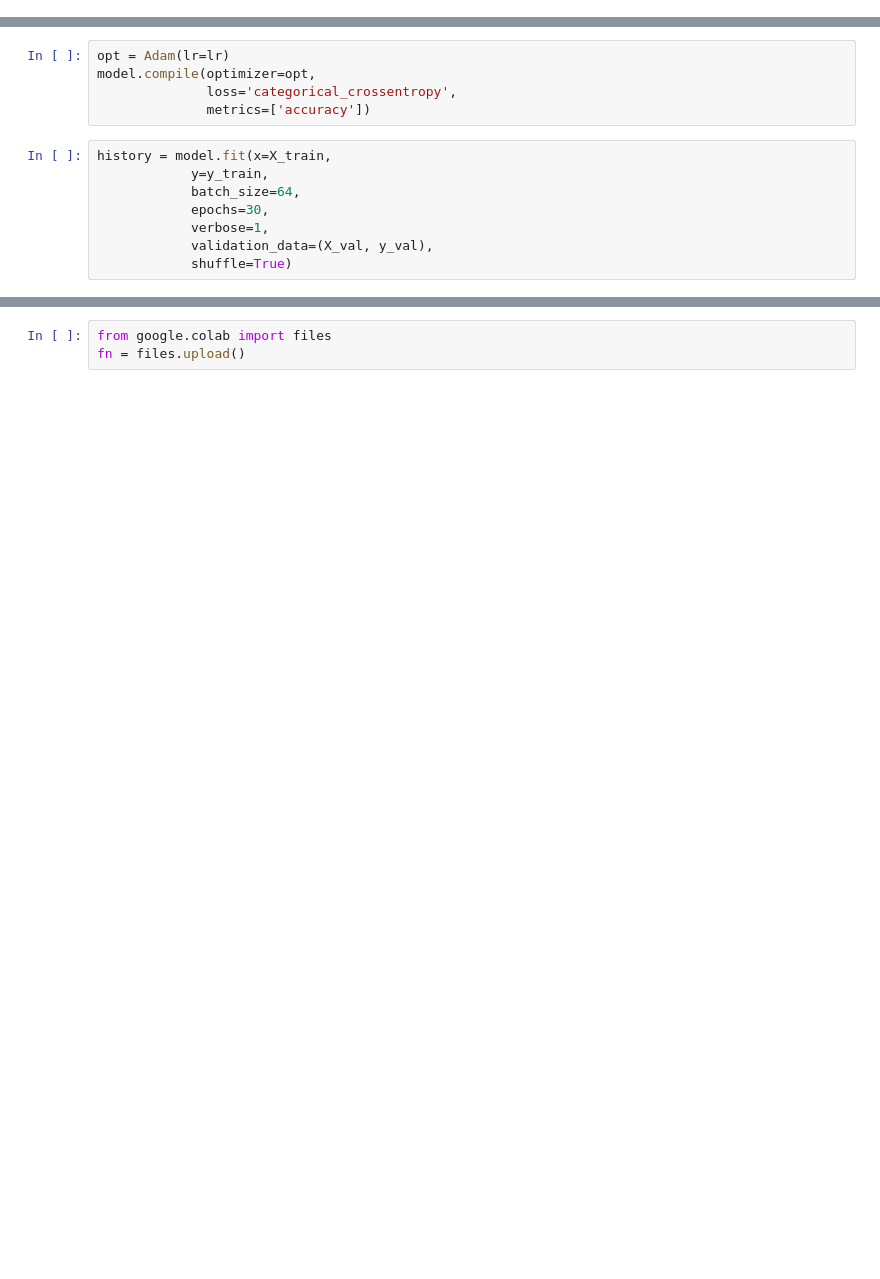
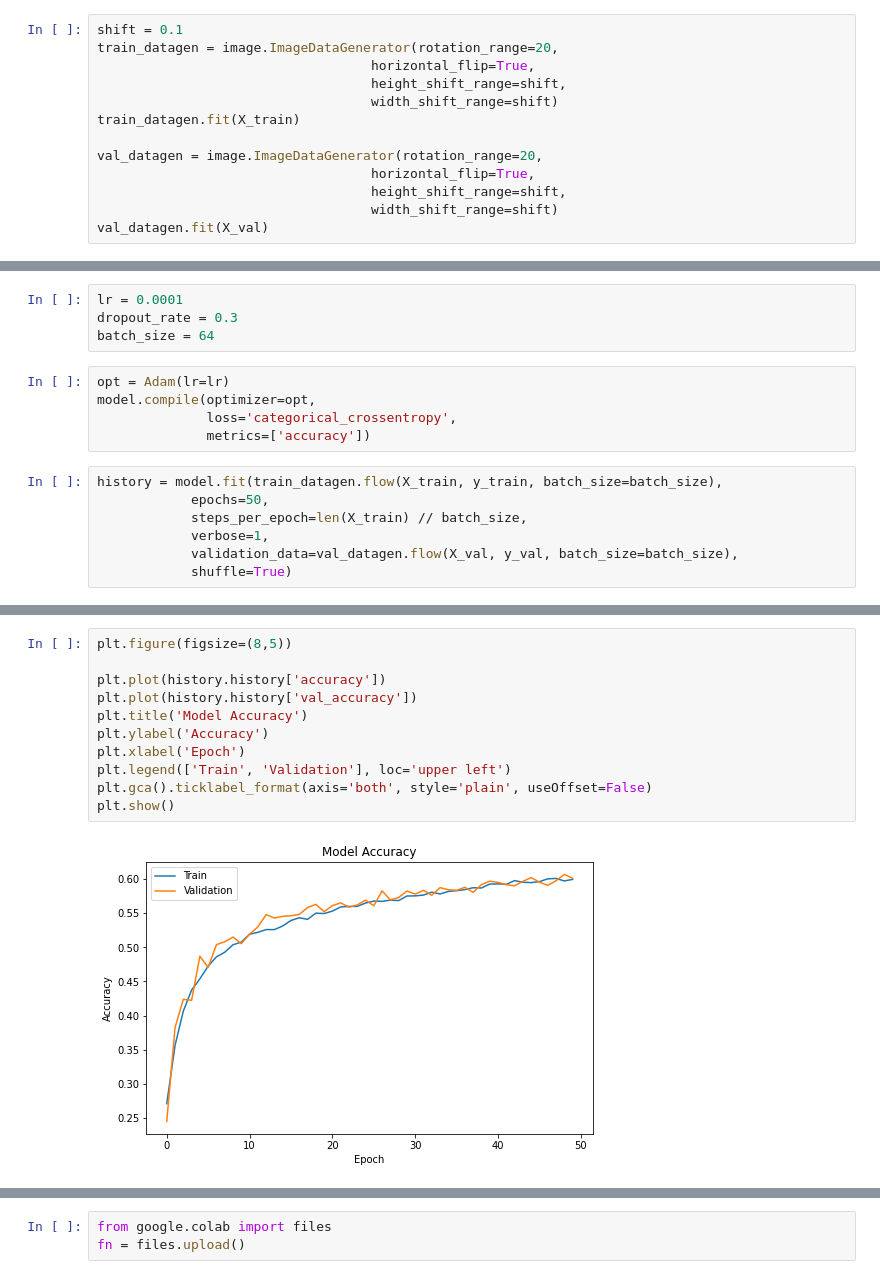
Before and after one commit to nandinib1999/edureka-assignments, a Jupyter notebook: Demo_Emotion_Detection_using_Tensorflow_2_x.ipynb, the cells around one changed output, grey strips where cells are left out. Drawn from its saved outputs; the diff is of its cells as text; blank space fills up the shorter version.

```diff
--- a/Demo_Emotion_Detection_using_Tensorflow_2_x.ipynb
+++ b/Demo_Emotion_Detection_using_Tensorflow_2_x.ipynb
@@ -558,6 +575,19 @@ print(X_test.shape)
 (3589, 48, 48, 1)
 3589 2304
 (3589, 48, 48, 1)
+# %%
+shift = 0.1
+train_datagen = image.ImageDataGenerator(rotation_range=20,
+                                   horizontal_flip=True,
+                                   height_shift_range=shift,
+                                   width_shift_range=shift)
+train_datagen.fit(X_train)
+
+val_datagen = image.ImageDataGenerator(rotation_range=20,
+                                   horizontal_flip=True,
+                                   height_shift_range=shift,
+                                   width_shift_range=shift)
+val_datagen.fit(X_val)
 # %%
 y_train = train_df['emotion'].tolist()
 y_train = np.array([keras.utils.to_categorical(emotion, num_classes) for emotion in y_train]).astype(np.float32)
@@ -631,17 +658,20 @@ Total params: 838,887
 Trainable params: 837,479
 Non-trainable params: 1,408
 _________________________________________________________________
+# %%
+lr = 0.0001
+dropout_rate = 0.3
+batch_size = 64
 # %%
 opt = Adam(lr=lr)
 model.compile(optimizer=opt,
               loss='categorical_crossentropy',
               metrics=['accuracy'])
 # %%
-history = model.fit(x=X_train,
-            y=y_train,
-            batch_size=64,
-            epochs=30,
+history = model.fit(train_datagen.flow(X_train, y_train, batch_size=batch_size),
+            epochs=50,
+            steps_per_epoch=len(X_train) // batch_size,
             verbose=1,
-            validation_data=(X_val, y_val),
+            validation_data=val_datagen.flow(X_val, y_val, batch_size=batch_size),
             shuffle=True)
 # %% [output]
@@ -670,0 +701,13 @@ print(eval_results)
+# %%
+plt.figure(figsize=(8,5))
+
+plt.plot(history.history['accuracy'])
+plt.plot(history.history['val_accuracy'])
+plt.title('Model Accuracy')
+plt.ylabel('Accuracy')
+plt.xlabel('Epoch')
+plt.legend(['Train', 'Validation'], loc='upper left')
+plt.gca().ticklabel_format(axis='both', style='plain', useOffset=False)
+plt.show()
+# %% [output]
+[figure, added]
```
Also changed, not shown: parts of 17 cells of this notebook.
